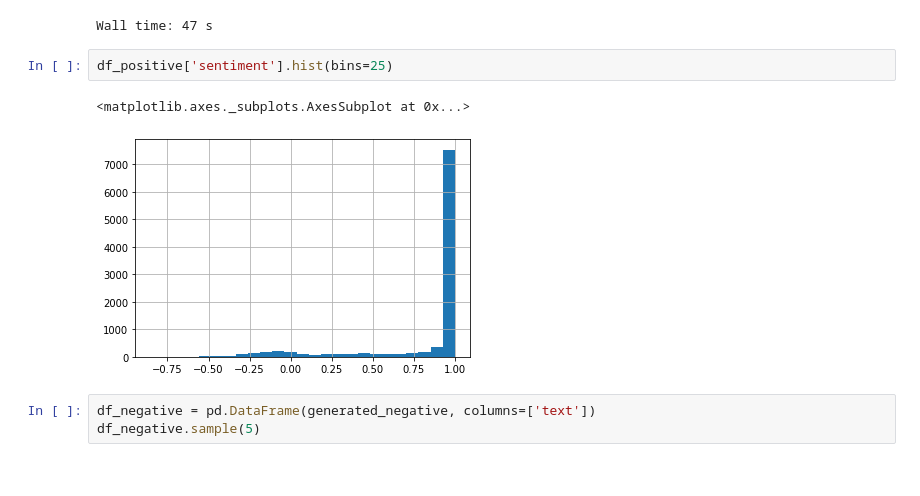
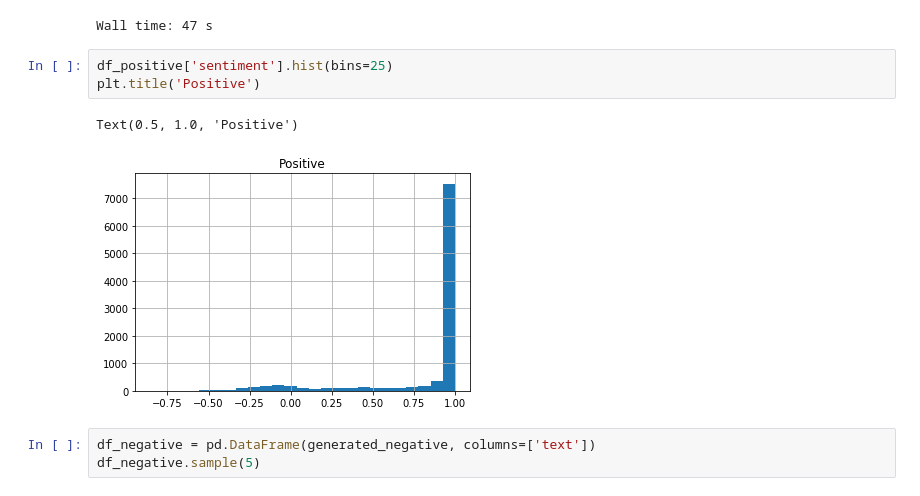
Before and after one commit to BunnyNoBugs/emotions-bot, a Jupyter notebook: emotions_bot.ipynb, the cells around one changed output. Drawn from its saved outputs; the diff is of its cells as text.

```diff
--- a/emotions_bot.ipynb
+++ b/emotions_bot.ipynb
@@ -254,9 +256,10 @@ df_positive['sentiment'] = df_positive['text'].apply(lambda x: scale_prob(grid.p
 Wall time: 47 s
 # %%
 df_positive['sentiment'].hist(bins=25)
+plt.title('Positive')
 # %% [output]
-<matplotlib.axes._subplots.AxesSubplot at 0x...>
+Text(0.5, 1.0, 'Positive')
-[figure, old version]
+[figure, new version]
 # %%
 df_negative = pd.DataFrame(generated_negative, columns=['text'])
 df_negative.sample(5)
```
Also changed, not shown: parts of 4 cells of this notebook, 1 other file.
